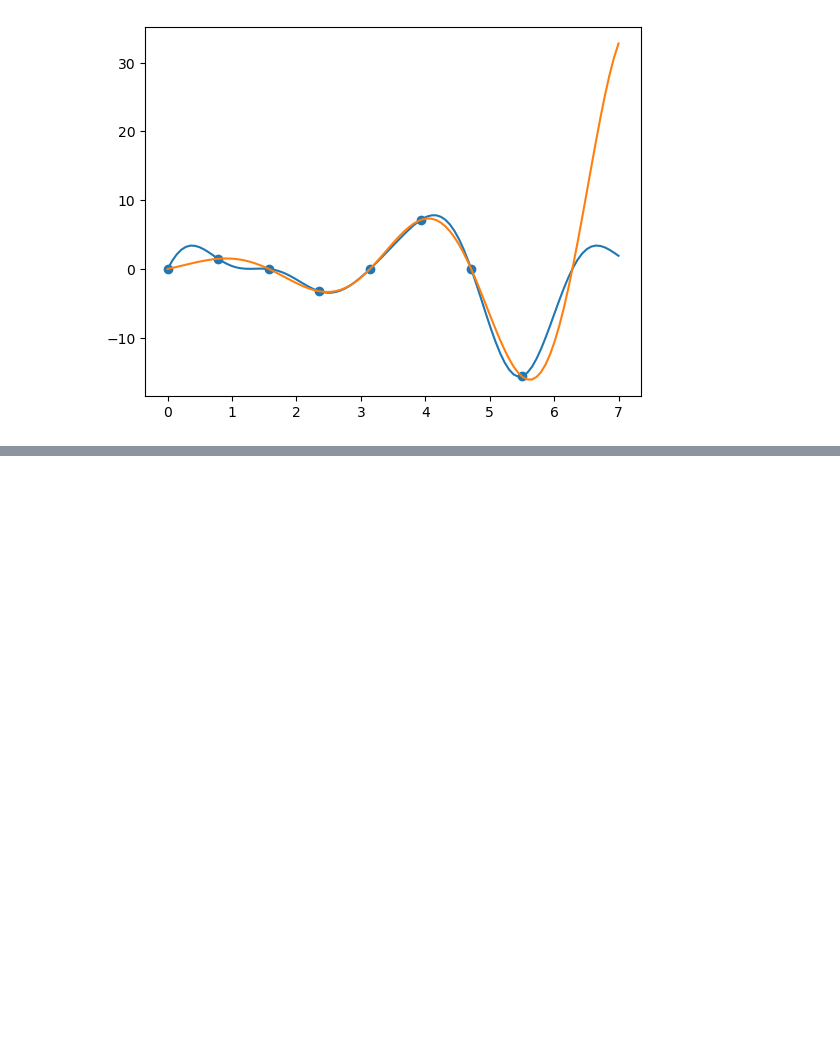
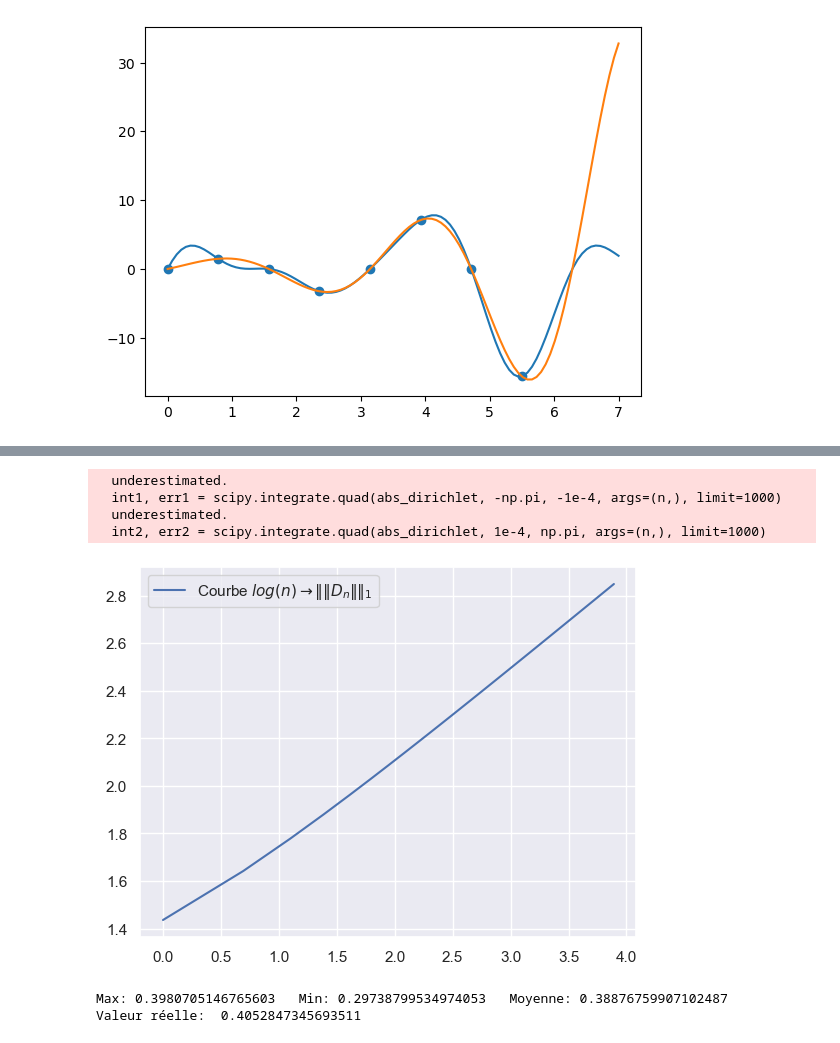
Before and after one commit to PolTibau/Fourier-Discrete, a Jupyter notebook: TP/TP2.ipynb, the cells around one changed output, grey strips where cells are left out. Drawn from its saved outputs; the diff is of its cells as text; code cells hidden in the pictures; blank space fills up the shorter version.

```diff
--- a/TP/TP2.ipynb
+++ b/TP/TP2.ipynb
@@ -306,0 +426,19 @@ ax.plot(S, f(S), label="True function")
+# %%
+M = integ_dirichlet_scipy_vec(np.arange(1,50))
+plt.plot(np.log(np.arange(1,50)), M, label=r"Courbe $log(n)\rightarrow\|\|D_n\|\|_1$")
+plt.legend()
+plt.show()
+y = []
+
+for i in range(1,49):
+    y = np.append(y, (M[i]-M[i-1])/(np.log(i+1)-np.log(i)))
+print("Max:", max(y), "  Min:", min(y), "  Moyenne:", np.mean(y))
+print("Valeur réelle: ", 4/np.pi**2)
+# %% [output]
+  underestimated.
+  int1, err1 = scipy.integrate.quad(abs_dirichlet, -np.pi, -1e-4, args=(n,), limit=1000)
+  underestimated.
+  int2, err2 = scipy.integrate.quad(abs_dirichlet, 1e-4, np.pi, args=(n,), limit=1000)
+[figure, added]
+Max: 0.3980705146765603   Min: 0.29738799534974053   Moyenne: 0.38876759907102487
+Valeur réelle:  0.4052847345693511
```
Also changed, not shown: parts of 13 cells of this notebook.
